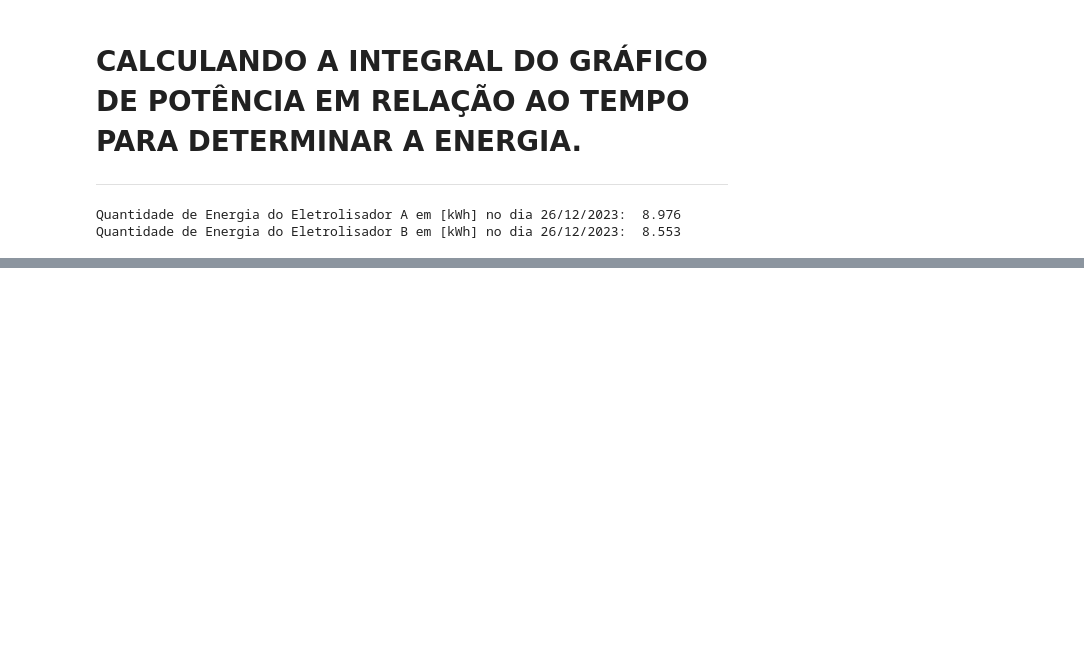
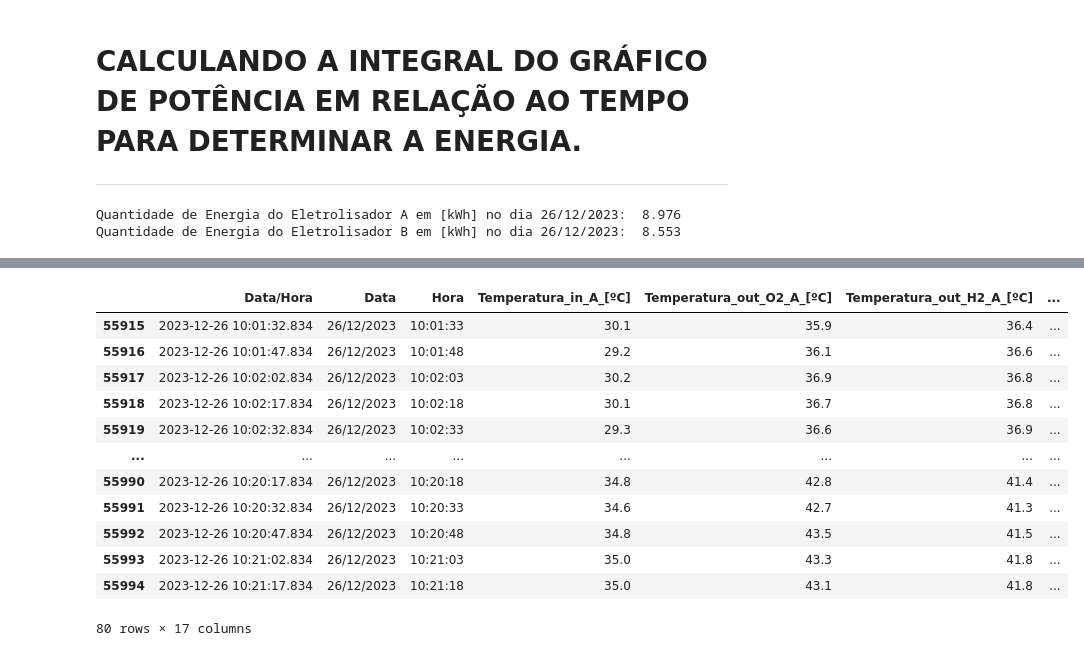
Before and after one commit to MalVaroTor/MalVaroTor, a Jupyter notebook: TCC_4_POT_ENERGIA_1_CICLO.ipynb, the cells around one changed output, grey strips where cells are left out. Drawn from its saved outputs; the diff is of its cells as text; code cells hidden in the pictures; blank space fills up the shorter version.

```diff
--- a/TCC_4_POT_ENERGIA_1_CICLO.ipynb
+++ b/TCC_4_POT_ENERGIA_1_CICLO.ipynb
@@ -415,0 +419,11 @@ Quantidade de Energia do Eletrolisador B em [kWh] no dia 26/12/2023:  8.553
+# %%
+# Especificar o intervalo de horário
+hora_inicio = input("Digite a hora inicial do PowerSet de produção no formato 'HH:MM:SS': ")
+hora_fim = input("Digite a hora final do PowerSet de produção no formato 'HH:MM:SS': ")
+
+# Filtrar os dados dentro do intervalo de horário
+db_hr_estudo = db_ps_estudo[(db_ps_estudo['Data/Hora'].dt.time >= pd.to_datetime(hora_inicio).time()) &
+                                                (db_ps_estudo['Data/Hora'].dt.time <= pd.to_datetime(hora_fim).time())]
+
+display(db_hr_estudo)
+# %% [output]
@@ -415,0 +432,13 @@ Quantidade de Energia do Eletrolisador B em [kWh] no dia 26/12/2023:  8.553
+|  | Data/Hora | Data | Hora | Temperatura_in_A_[ºC] | Temperatura_out_O2_A_[ºC] | Temperatura_out_H2_A_[ºC] | ... |
+| 55915 | 2023-12-26 10:01:32.834 | 26/12/2023 | 10:01:33 | 30.1 | 35.9 | 36.4 | ... |
+| 55916 | 2023-12-26 10:01:47.834 | 26/12/2023 | 10:01:48 | 29.2 | 36.1 | 36.6 | ... |
+| 55917 | 2023-12-26 10:02:02.834 | 26/12/2023 | 10:02:03 | 30.2 | 36.9 | 36.8 | ... |
+| 55918 | 2023-12-26 10:02:17.834 | 26/12/2023 | 10:02:18 | 30.1 | 36.7 | 36.8 | ... |
+| 55919 | 2023-12-26 10:02:32.834 | 26/12/2023 | 10:02:33 | 29.3 | 36.6 | 36.9 | ... |
+| ... | ... | ... | ... | ... | ... | ... | ... |
+| 55990 | 2023-12-26 10:20:17.834 | 26/12/2023 | 10:20:18 | 34.8 | 42.8 | 41.4 | ... |
+| 55991 | 2023-12-26 10:20:32.834 | 26/12/2023 | 10:20:33 | 34.6 | 42.7 | 41.3 | ... |
+| 55992 | 2023-12-26 10:20:47.834 | 26/12/2023 | 10:20:48 | 34.8 | 43.5 | 41.5 | ... |
+| 55993 | 2023-12-26 10:21:02.834 | 26/12/2023 | 10:21:03 | 35.0 | 43.3 | 41.8 | ... |
+| 55994 | 2023-12-26 10:21:17.834 | 26/12/2023 | 10:21:18 | 35.0 | 43.1 | 41.8 | ... |
+80 rows × 17 columns
```
Also changed, not shown: parts of 7 cells of this notebook.
